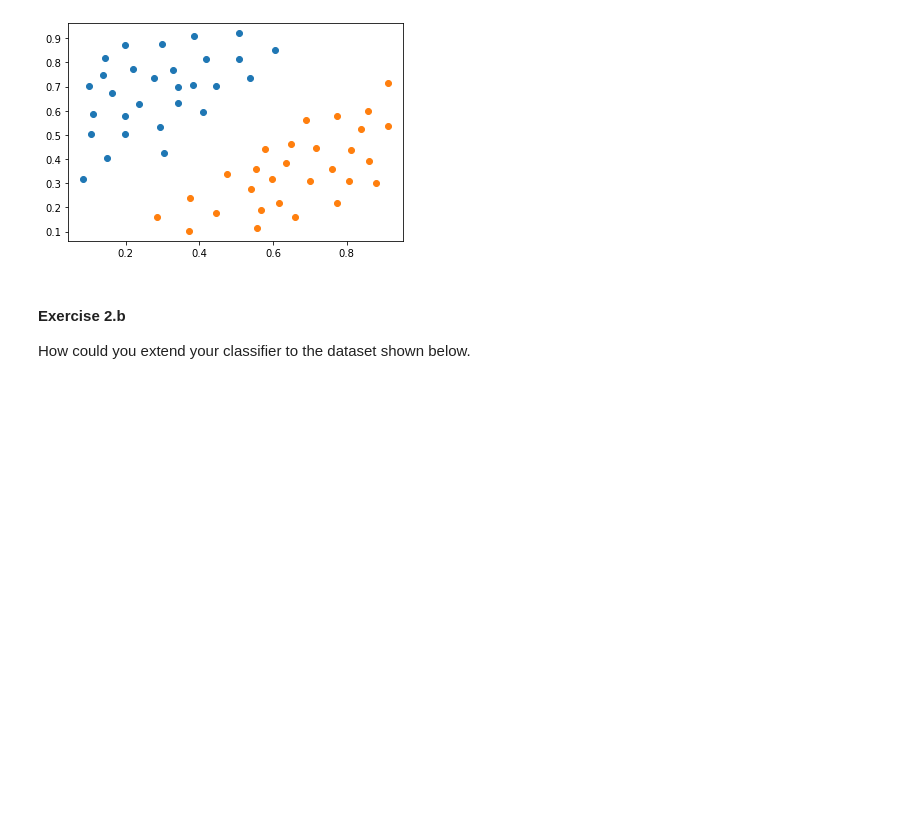
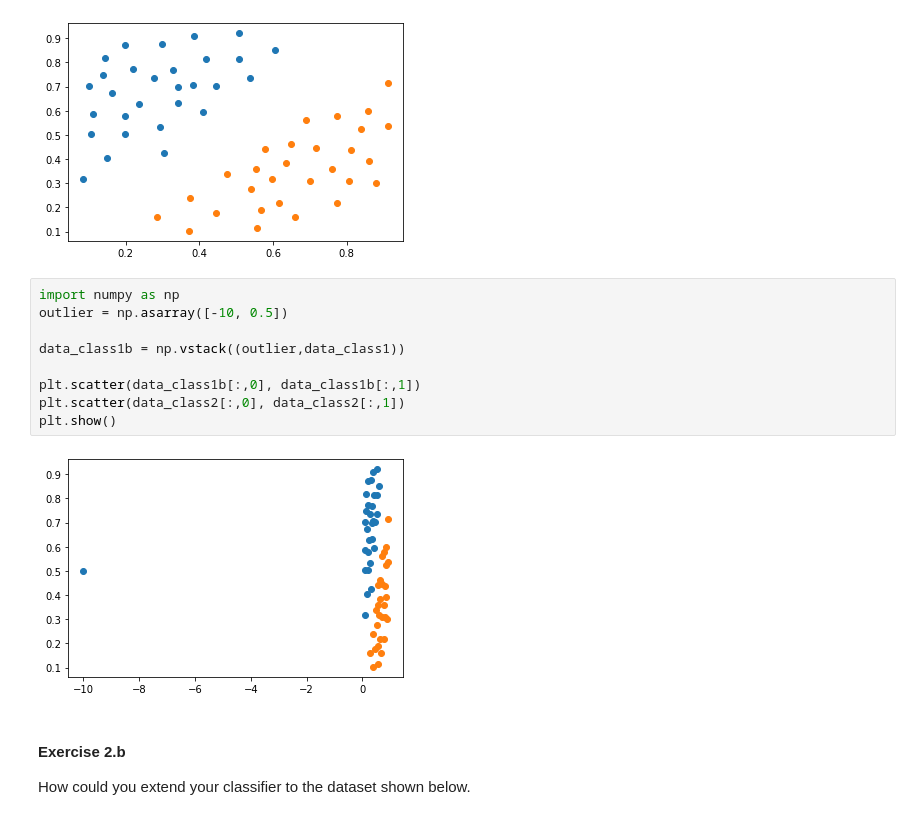
Before and after one commit to GavinJin0501/Introduction2MLSpring2022, a Jupyter notebook: Week3/recitationWeek3.ipynb, the cells around one changed output. Saved outputs shown, nothing was run; the diff lists cells and outputs as text; blank space fills up the shorter version.

```diff
--- a/Week3/recitationWeek3.ipynb
+++ b/Week3/recitationWeek3.ipynb
@@ -80,6 +80,17 @@ plt.scatter(data_class2[:,0], data_class2[:,1])
 plt.show()
 # %% [output]
 [figure]
+# %%
+import numpy as np
+outlier = np.asarray([-10, 0.5])
+
+data_class1b = np.vstack((outlier,data_class1))
+
+plt.scatter(data_class1b[:,0], data_class1b[:,1])
+plt.scatter(data_class2[:,0], data_class2[:,1])
+plt.show()
+# %% [output]
+[figure, added]
 # %% [markdown]
 #### Exercise 2.b
 
```
